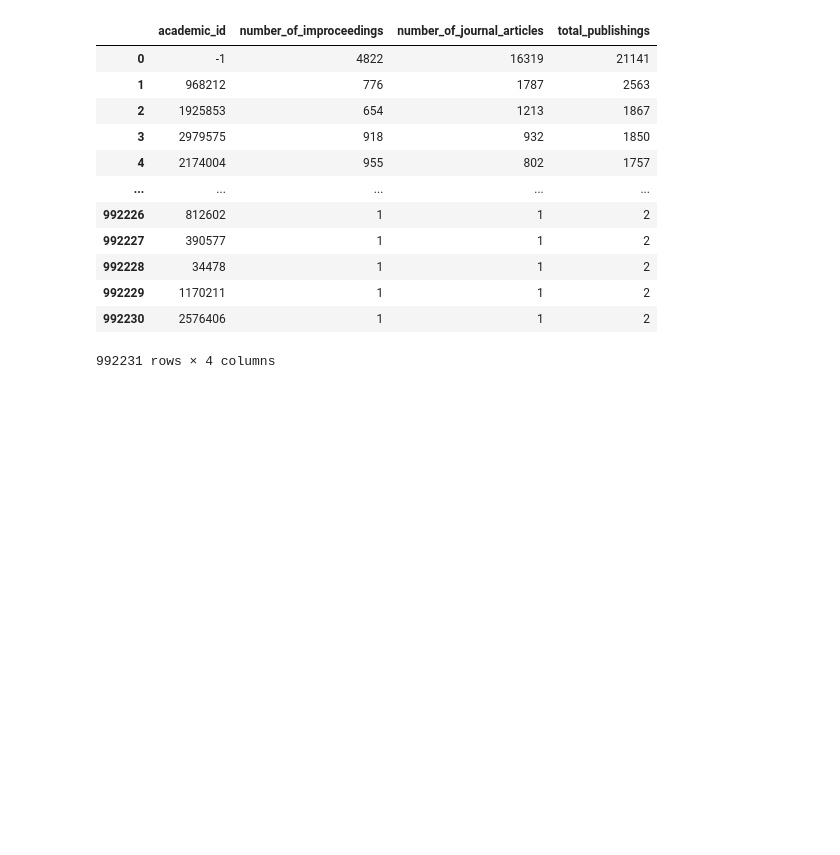
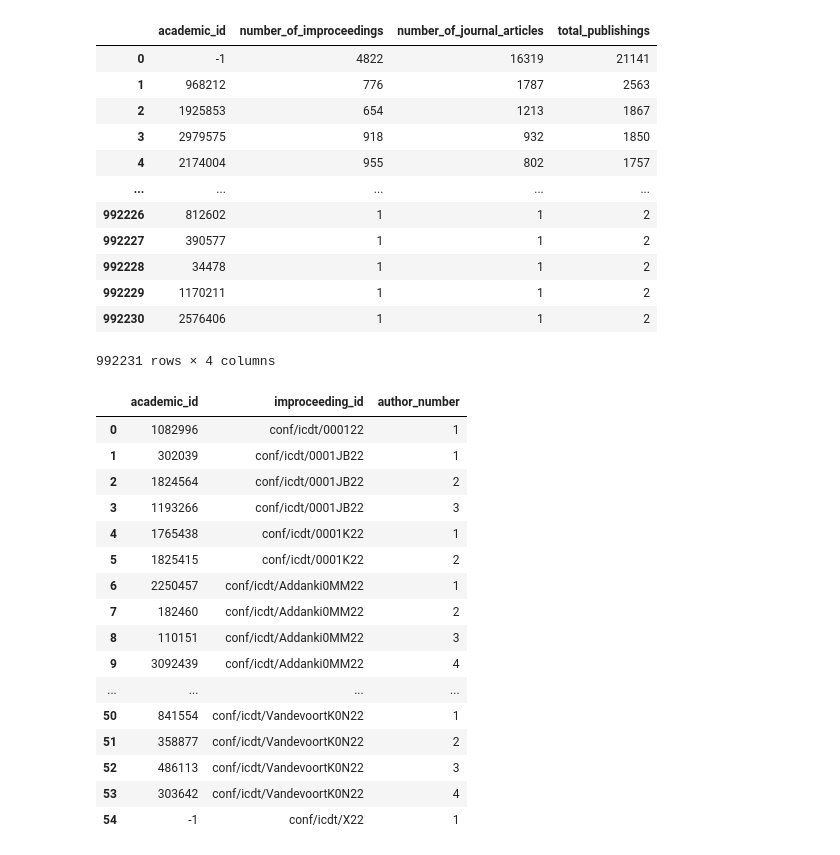
Before and after one commit to OGnTn/daos_project, a Jupyter notebook: duck_queries.ipynb, the cells around one changed output. Saved outputs shown, nothing was run; the diff lists cells and outputs as text; code cells hidden in the pictures; blank space fills up the shorter version.

Commit message:
Query H1 subquery done

```diff
--- a/duck_queries.ipynb
+++ b/duck_queries.ipynb
@@ -163,3 +160,24 @@ duckdb.query(queryH1).to_df()
+# %%
+queryH1 = "SELECT academic_id, author_inproceeding.improceeding_id, ROW_NUMBER() OVER(partition BY author_inproceeding.improceeding_id ORDER BY author_inproceeding.improceeding_id) AS author_number FROM booktitle JOIN booktitle_improceeding ON booktitle.booktitle_id=booktitle_improceeding.booktitle_id JOIN improceeding ON improceeding.improceeding_id=booktitle_improceeding.improceeding_id JOIN author_inproceeding ON author_inproceeding.improceeding_id=improceeding.improceeding_id WHERE booktitle_name='ICDT' AND year='2022'"
+duckdb.query(queryH1).to_df()
+# %% [output]
+|  | academic_id | improceeding_id | author_number |
+| 0 | 1082996 | conf/icdt/000122 | 1 |
+| 1 | 302039 | conf/icdt/0001JB22 | 1 |
+| 2 | 1824564 | conf/icdt/0001JB22 | 2 |
+| 3 | 1193266 | conf/icdt/0001JB22 | 3 |
+| 4 | 1765438 | conf/icdt/0001K22 | 1 |
+| 5 | 1825415 | conf/icdt/0001K22 | 2 |
+| 6 | 2250457 | conf/icdt/Addanki0MM22 | 1 |
+| 7 | 182460 | conf/icdt/Addanki0MM22 | 2 |
+| 8 | 110151 | conf/icdt/Addanki0MM22 | 3 |
+| 9 | 3092439 | conf/icdt/Addanki0MM22 | 4 |
+| ... | ... | ... | ... |
+| 50 | 841554 | conf/icdt/VandevoortK0N22 | 1 |
+| 51 | 358877 | conf/icdt/VandevoortK0N22 | 2 |
+| 52 | 486113 | conf/icdt/VandevoortK0N22 | 3 |
+| 53 | 303642 | conf/icdt/VandevoortK0N22 | 4 |
+| 54 | -1 | conf/icdt/X22 | 1 |
 # %%
 queryH2 = ""
 duckdb.query(queryH2).to_df()
```
Also changed, not shown: parts of 1 cell of this notebook.
